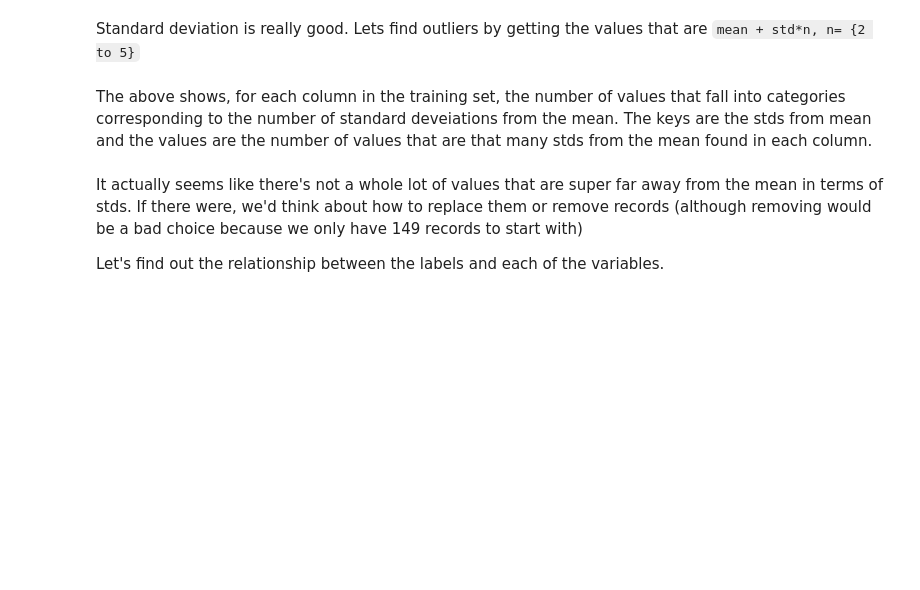
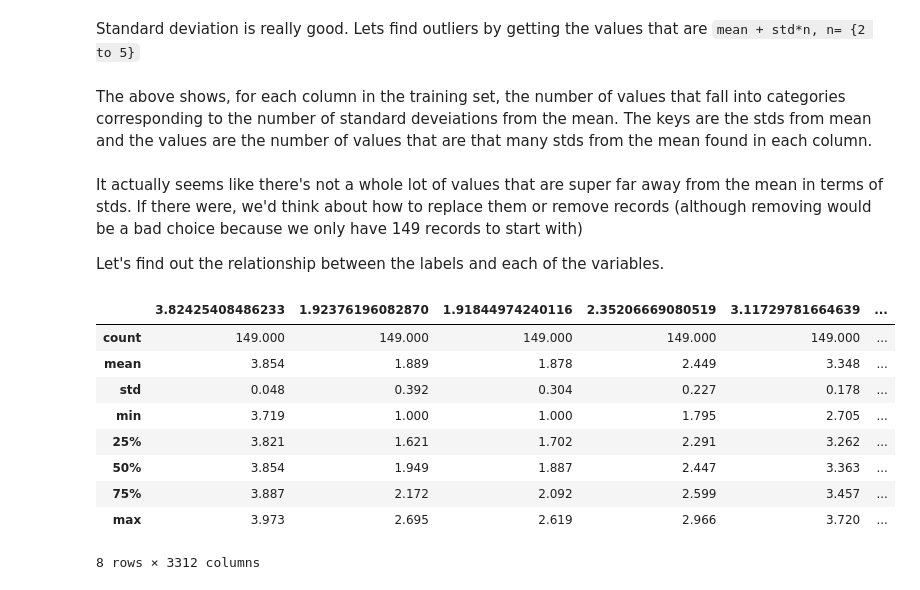
Before and after one commit to calebdre/Machine-Learning-Project, a Jupyter notebook: part1/1.1/explore.ipynb, the cells around one changed output. Drawn from its saved outputs; the diff is of its cells as text; code cells hidden in the pictures; blank space fills up the shorter version.

```diff
--- a/part1/1.1/explore.ipynb
+++ b/part1/1.1/explore.ipynb
@@ -15,7 +15,7 @@ plt.style.use = "default"
 def merge(df, labels):
     return labels.merge(df, left_index=True,right_index=True)
 # %%
-train = pd.read_csv("TestData1.txt", sep='\t', header=None)
+train = pd.read_csv("TrainData1.txt", sep='\t', header=None)
 labels = pd.read_csv("TrainLabel1.txt", sep='\t')
 # %%
 train.describe()
@@ -226,3 +226,34 @@ train_grouped.describe()
 # %%
 test.to_csv("cleaned_testData1.csv", header=False, index=False)
 labels.to_csv("cleaned_trainLabel1.csv")
+# %%
+from sklearn.ensemble import RandomForestClassifier
+from sklearn.model_selection import cross_val_score
+
+train = pd.read_csv("TrainData1.txt", sep='\t')
+labels = pd.read_csv("TrainLabel1.txt", sep='\t')
+# %%
+for col_name in train.columns:
+    train_col = train[col_name]
+
+    q1 = train_col.quantile(0.25)
+    q3 = train_col.quantile(0.75)
+    iqr = q3 - q1
+
+    outside_iqr = (train_col < (q1 - 3 * iqr)) | (train_col > (q3 + 3 * iqr))
+    new_col_mean = train_col[~outside_iqr].mean()
+
+    train[col_name][outside_iqr] = new_col_mean
+
+train.describe()
+# %% [output]
+|  | 3.82425408486233 | 1.92376196082870 | 1.91844974240116 | 2.35206669080519 | 3.11729781664639 | ... |
+| count | 149.000 | 149.000 | 149.000 | 149.000 | 149.000 | ... |
+| mean | 3.854 | 1.889 | 1.878 | 2.449 | 3.348 | ... |
+| std | 0.048 | 0.392 | 0.304 | 0.227 | 0.178 | ... |
+| min | 3.719 | 1.000 | 1.000 | 1.795 | 2.705 | ... |
+| 25% | 3.821 | 1.621 | 1.702 | 2.291 | 3.262 | ... |
+| 50% | 3.854 | 1.949 | 1.887 | 2.447 | 3.363 | ... |
+| 75% | 3.887 | 2.172 | 2.092 | 2.599 | 3.457 | ... |
+| max | 3.973 | 2.695 | 2.619 | 2.966 | 3.720 | ... |
+8 rows × 3312 columns
```
Also changed, not shown: parts of 3 cells of this notebook, 12 other files.
